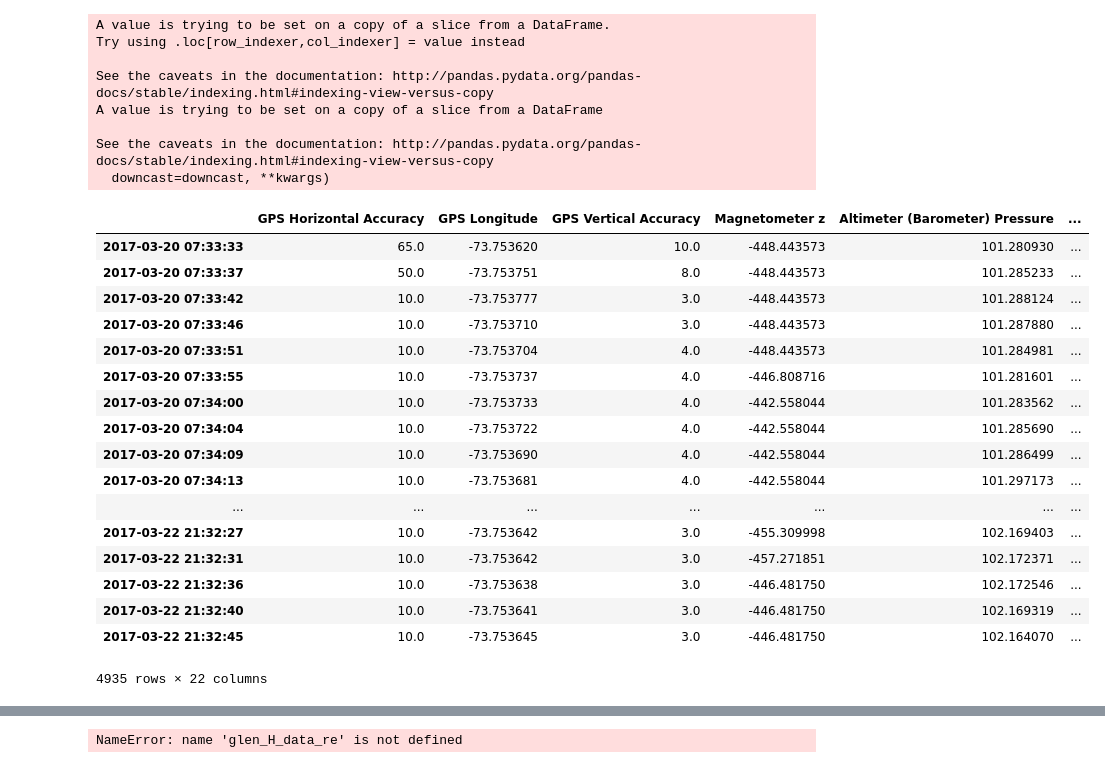
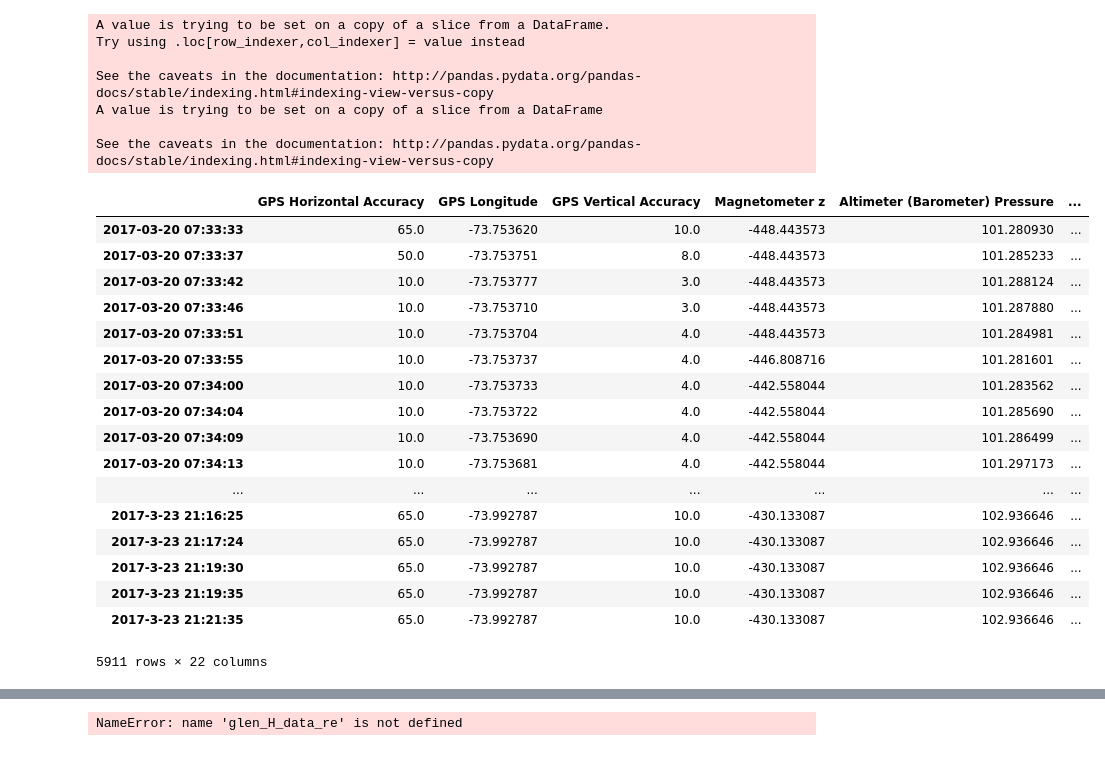
Before and after one commit to afeierman/Knowhere, a Jupyter notebook: code/PreprocessingiPhone.ipynb, the cells around one changed output, grey strips where cells are left out. Drawn from its saved outputs; the diff is of its cells as text; code cells hidden in the pictures.

```diff
--- a/code/PreprocessingiPhone.ipynb
+++ b/code/PreprocessingiPhone.ipynb
@@ -61,14 +61,20 @@ glen_3_22_morning = [("7:40:20", "D"),("7:41:55", "IC"),("7:52:52", "W"),("7:55:
 glen_3_22_evening = [("20:29:15", "W"),("20:32:40", "E_D"),("20:33:15","W"),("20:49:16","T_D"),("20:58:37","T_S"),
                     ("20:59:05","T_D"),("21:06:08","T_S"),("21:07:03","T_D"),("21:08:50","T_S"),("21:09:28","T_D"),
                     ("21:10:48","T_S"),("21:11:21","T_D"),("21:12:50","T_S"),("21:13:24","T_D"),("21:15:09","T_S"),
-                    ("21:16:35", "C"), ("21:32:45", "W")]
+                    ("21:16:35", "D"), ("21:32:45", "W")]
 # %%
 glen_3_23_morning = [("07:22:41","W"), ("8:01:15","T_D"), ("8:13:31", "T_S"), ("8:17:44", "T_D"),
                     ("8:27:46", "T_E"), ("8:27:51", "W"), ("8:33:29", "E_U"), ("8:34:05", "W")]
+# %%
+glen_3_23_evening = [("19:42:55","W"),("19:43:57", "E_D"),("19:45:08","W"),("20:08:55","S"),("20:29:00","W"),
+                    ("20:33:20","S"),("20:51:10","T_D"),("21:01:27","T_S"),("21:02:35","T_D"),("21:08:06","T_S"),
+                    ("21:09:29","T_D"),("21:11:16","T_S"),("21:12:14","T_D"),("21:14:01","T_S"),("21:15:05","T_D"),
+                    ("21:16:25","T_S"),("21:17:24", "T_D"),("21:19:30", "T_E"), ("21:19:35", "W"),
+                    ("21:21:35","D")]
 # %%
 glen_commute_labels = {'2017-3-20': glen_3_20_morning + glen_3_20_evening, '2017-3-21': glen_3_21_morning +\
                        glen_3_21_evening, '2017-3-22': glen_3_22_morning + glen_3_22_evening, '2017-3-23':\
-                       glen_3_23_morning}
+                       glen_3_23_morning + glen_3_23_evening}
 # %%
 def add_acceleration_magnitude(df):
     "Adds Acceleration magnitude to a dataframe. First 3 columns must be acceleration vectors. Must be 3D."
@@ -98,35 +104,34 @@ def label_raw_iphone(df, min_date, max_date, events, username, accel_mag = False
         add_acceleration_magnitude(df)
     df['classification'] = None
     add_classifications(df, min_date, max_date, events)
-    df.to_csv("Labeled_" + username + "_" + min_date + " to " + max_date)
+    df.to_csv("Labeled_" + username + "_" + min_date + " to " + max_date + ".csv")
     return df
 # %%
-label_raw_iphone(glen_H_data, "2017-03-19", "2017-03-22", glen_commute_labels , username = 'glen')
+label_raw_iphone(glen_H_data, "2017-03-19", "2017-03-23", glen_commute_labels , username = 'glen')
 # %% [output]
 A value is trying to be set on a copy of a slice from a DataFrame.
 Try using .loc[row_indexer,col_indexer] = value instead
 
 See the caveats in the documentation: http://pandas.pydata.org/pandas-docs/stable/indexing.html#indexing-view-versus-copy
 A value is trying to be set on a copy of a slice from a DataFrame
 
 See the caveats in the documentation: http://pandas.pydata.org/pandas-docs/stable/indexing.html#indexing-view-versus-copy
-  downcast=downcast, **kwargs)
 |  | GPS Horizontal Accuracy | GPS Longitude | GPS Vertical Accuracy | Magnetometer z | Altimeter (Barometer) Pressure | ... |
 | 2017-03-20 07:33:33 | 65.0 | -73.753620 | 10.0 | -448.443573 | 101.280930 | ... |
 | 2017-03-20 07:33:37 | 50.0 | -73.753751 | 8.0 | -448.443573 | 101.285233 | ... |
 | 2017-03-20 07:33:42 | 10.0 | -73.753777 | 3.0 | -448.443573 | 101.288124 | ... |
 | 2017-03-20 07:33:46 | 10.0 | -73.753710 | 3.0 | -448.443573 | 101.287880 | ... |
 | 2017-03-20 07:33:51 | 10.0 | -73.753704 | 4.0 | -448.443573 | 101.284981 | ... |
 | 2017-03-20 07:33:55 | 10.0 | -73.753737 | 4.0 | -446.808716 | 101.281601 | ... |
 | 2017-03-20 07:34:00 | 10.0 | -73.753733 | 4.0 | -442.558044 | 101.283562 | ... |
 | 2017-03-20 07:34:04 | 10.0 | -73.753722 | 4.0 | -442.558044 | 101.285690 | ... |
 | 2017-03-20 07:34:09 | 10.0 | -73.753690 | 4.0 | -442.558044 | 101.286499 | ... |
 | 2017-03-20 07:34:13 | 10.0 | -73.753681 | 4.0 | -442.558044 | 101.297173 | ... |
 | ... | ... | ... | ... | ... | ... | ... |
-| 2017-03-22 21:32:27 | 10.0 | -73.753642 | 3.0 | -455.309998 | 102.169403 | ... |
-| 2017-03-22 21:32:31 | 10.0 | -73.753642 | 3.0 | -457.271851 | 102.172371 | ... |
-| 2017-03-22 21:32:36 | 10.0 | -73.753638 | 3.0 | -446.481750 | 102.172546 | ... |
-| 2017-03-22 21:32:40 | 10.0 | -73.753641 | 3.0 | -446.481750 | 102.169319 | ... |
-| 2017-03-22 21:32:45 | 10.0 | -73.753645 | 3.0 | -446.481750 | 102.164070 | ... |
+| 2017-3-23 21:16:25 | 65.0 | -73.992787 | 10.0 | -430.133087 | 102.936646 | ... |
+| 2017-3-23 21:17:24 | 65.0 | -73.992787 | 10.0 | -430.133087 | 102.936646 | ... |
+| 2017-3-23 21:19:30 | 65.0 | -73.992787 | 10.0 | -430.133087 | 102.936646 | ... |
+| 2017-3-23 21:19:35 | 65.0 | -73.992787 | 10.0 | -430.133087 | 102.936646 | ... |
+| 2017-3-23 21:21:35 | 65.0 | -73.992787 | 10.0 | -430.133087 | 102.936646 | ... |
-4935 rows × 22 columns
+5911 rows × 22 columns
 # %%
```
Also changed, not shown: parts of 7 cells of this notebook, 1 other file.
